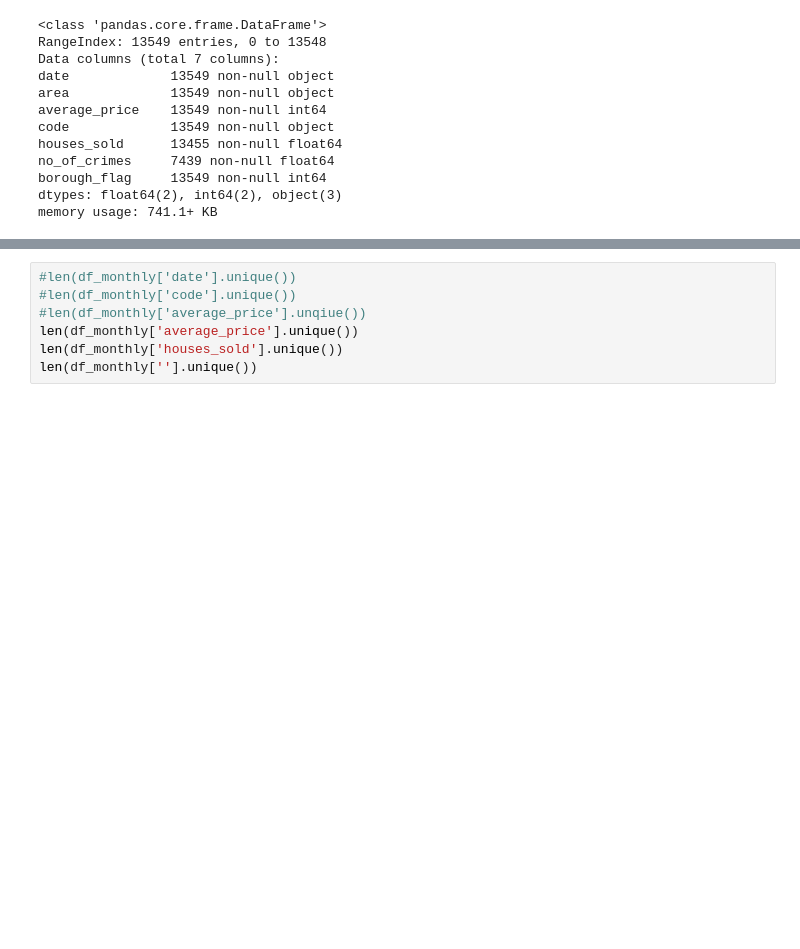
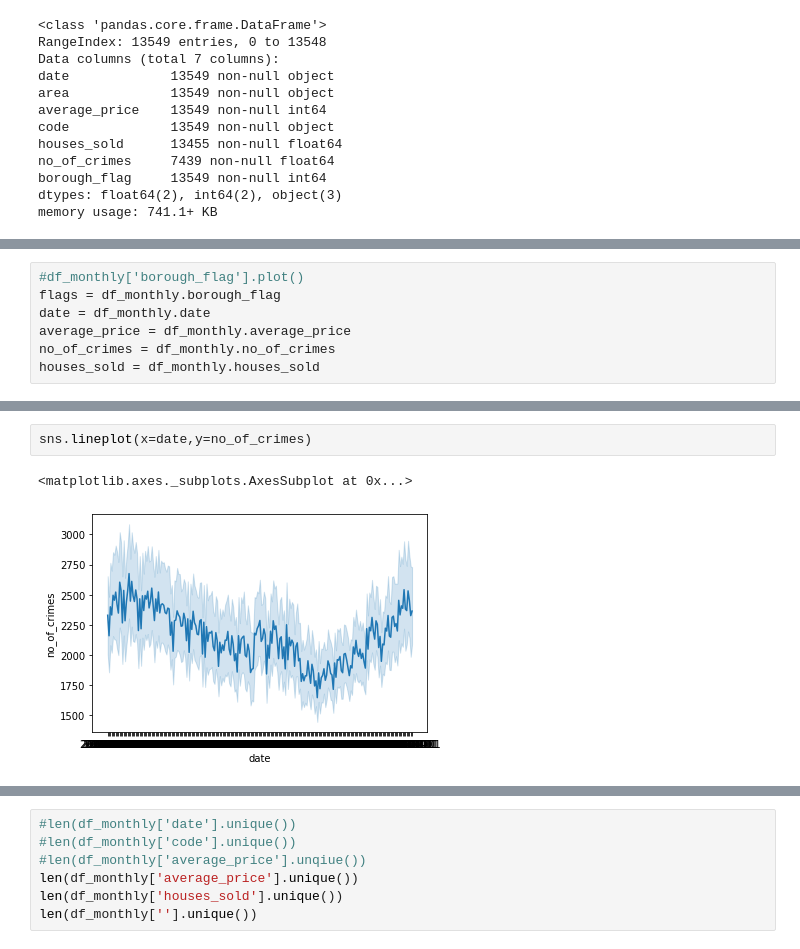
Before and after one commit to benjaminbrown038/Data-Science-Techniques, a Jupyter notebook: Pandas_london_housing.ipynb, the cells around one changed output, grey strips where cells are left out. Cells and saved outputs as stored; diff of their text form; blank space fills up the shorter version.

```diff
--- a/Pandas_london_housing.ipynb
+++ b/Pandas_london_housing.ipynb
@@ -25,2 +60,9 @@ len(df_monthly)
+# %%
+#df_monthly['borough_flag'].plot()
+flags = df_monthly.borough_flag
+date = df_monthly.date
+average_price = df_monthly.average_price
+no_of_crimes = df_monthly.no_of_crimes
+houses_sold = df_monthly.houses_sold
 # %%
 len(df_monthly.columns)
@@ -28,0 +85,5 @@ len(df_monthly.columns)
+# %%
+sns.lineplot(x=date,y=no_of_crimes)
+# %% [output]
+<matplotlib.axes._subplots.AxesSubplot at 0x...>
+[figure, added]
```
Also changed, not shown: parts of 15 cells of this notebook, 1 other file.
